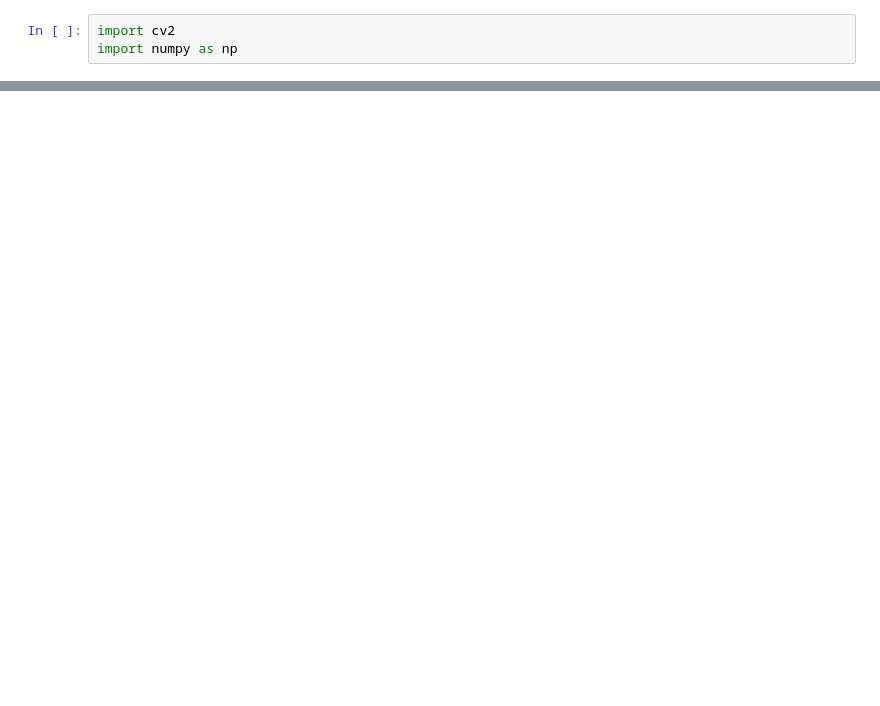
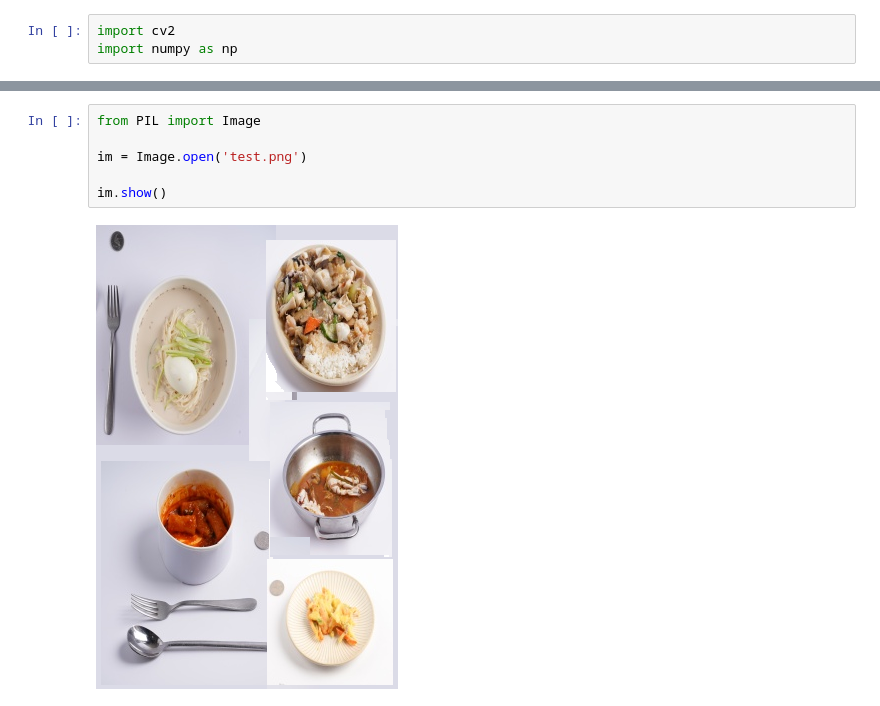
Before and after one commit to boostcampaitech2/final-project-level3-cv-17, a Jupyter notebook: intermediate/Link.ipynb, the cells around one changed output, grey strips where cells are left out. Saved outputs shown, nothing was run; the diff lists cells and outputs as text; blank space fills up the shorter version.

```diff
--- a/intermediate/Link.ipynb
+++ b/intermediate/Link.ipynb
@@ -34,0 +140,8 @@ TypeError: list indices must be integers or slices, not tuple
+# %%
+from PIL import Image
+
+im = Image.open('test.png')
+
+im.show()
+# %% [output]
+[figure, added]
```
Also changed, not shown: parts of 10 cells of this notebook, 13 other files.
